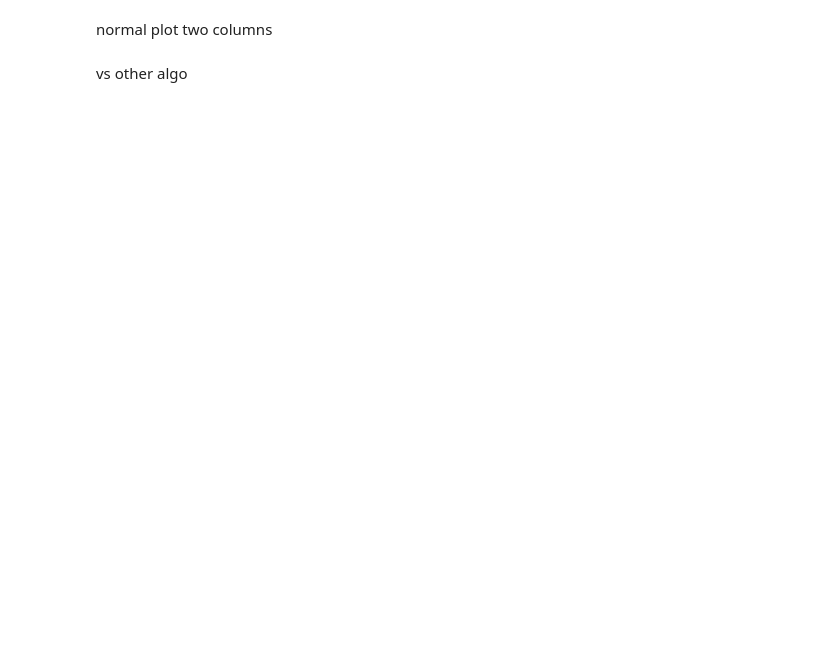
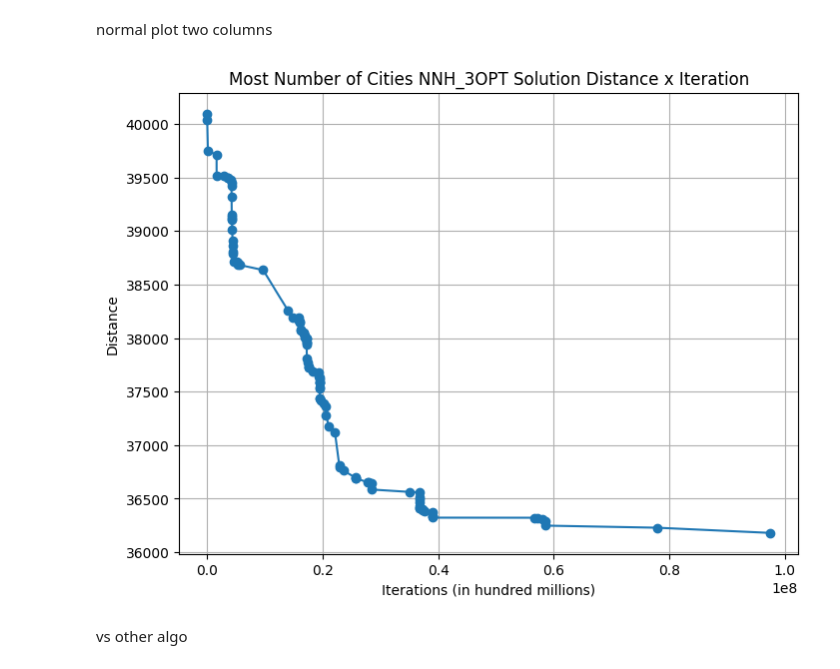
Before and after one commit to Amboyandrey/TSPLIB, a Jupyter notebook: plot.ipynb, the cells around one changed output. Drawn from its saved outputs; the diff is of its cells as text; code cells hidden in the pictures; blank space fills up the shorter version.

```diff
--- a/plot.ipynb
+++ b/plot.ipynb
@@ -3,36 +3,38 @@ normal plot two columns
 # %%
 import pandas as pd
 import matplotlib.pyplot as plt
 
 def plot_csv_data(csv_file, x_column, y_column, title):
     # Read CSV file into a DataFrame
     data = pd.read_csv(csv_file)
 
     # Extract x and y data
-    x_data = data["NNH_2OPT_AVERAGE_DISTANCE"]
-    y_data = data["NNH_2OPT_AVERAGE_TIME"]
+    x_data = data["Iteration"]
+    y_data = data["Distance"]
 
     # Plot the data
-    plt.figure(figsize=(10, 6))
+    plt.figure(figsize=(8, 6))
     plt.plot(x_data, y_data, marker='o', linestyle='-')
 
     # Add labels and title
     plt.xlabel(x_column)
     plt.ylabel(y_column)
     plt.title(title)
 
     # Show the plot
     plt.grid(True)
     plt.show()
 
 # Example usage
 if __name__ == "__main__":
-    csv_file = "THESIS_DATA.csv"
-    x_column = "Average Distance"
-    y_column = "Average Time"
-    title = "NNH_2OPT Average Distance x Time"
+    csv_file = "IterationxDistanceMostNumberofCity.csv"
+    x_column = "Iterations (in hundred millions)"
+    y_column = "Distance"
+    title = "Most Number of Cities NNH_3OPT Solution Distance x Iteration"
 
     plot_csv_data(csv_file, x_column, y_column, title)
+# %% [output]
+[figure, added]
 # %% [markdown]
 vs other algo
 # %%
```
Also changed, not shown: parts of 4 cells of this notebook, 4 other files.
